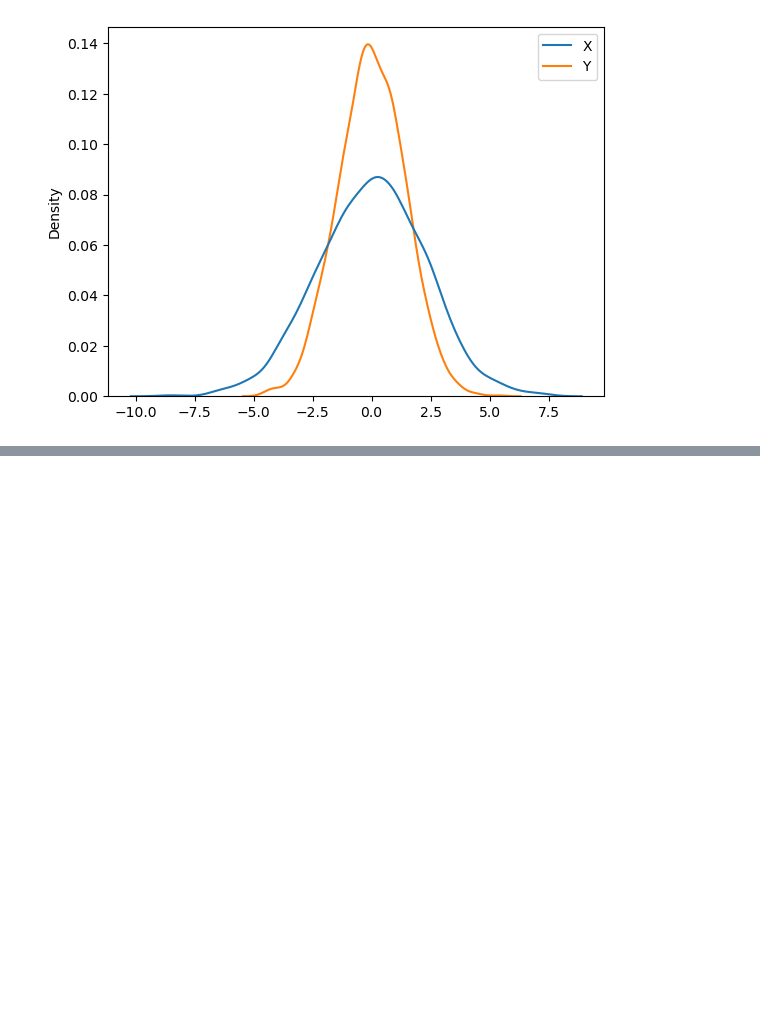
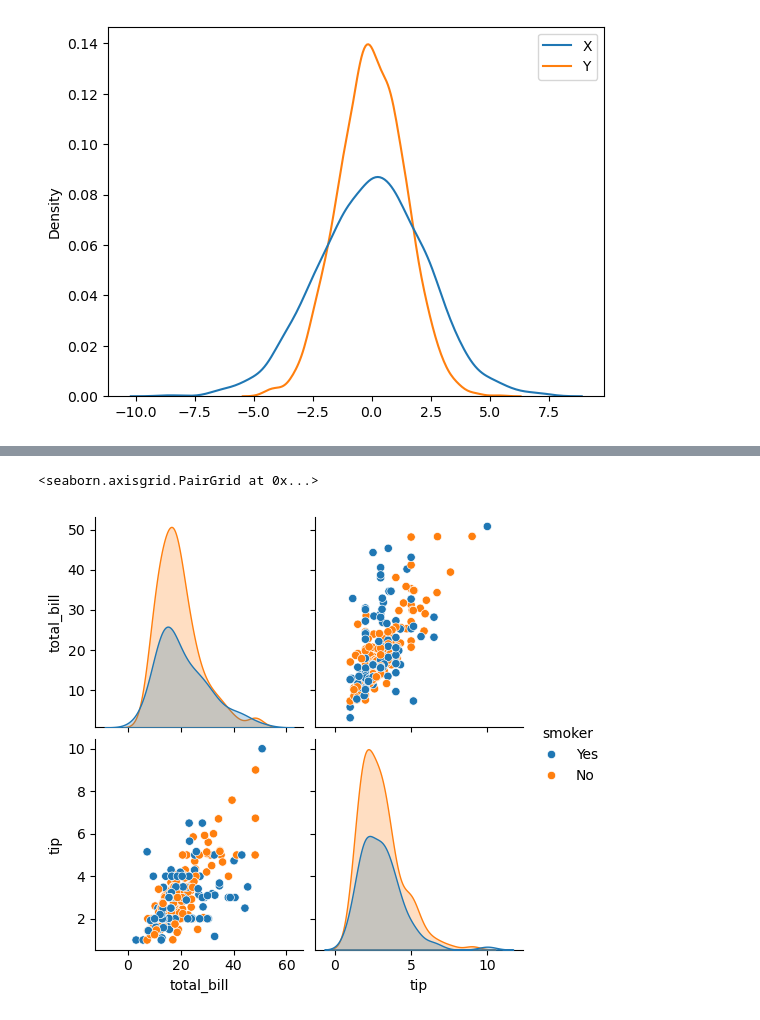
Before and after one commit to Palanikarthikeyan/DE_MLOPs-, a Jupyter notebook: DAY2/Oct-DE-DAY2.ipynb, the cells around one changed output, grey strips where cells are left out. Cells and saved outputs as stored; diff of their text form; code cells hidden in the pictures; blank space fills up the shorter version.

```diff
--- a/DAY2/Oct-DE-DAY2.ipynb
+++ b/DAY2/Oct-DE-DAY2.ipynb
@@ -386,0 +489,7 @@ sns.kdeplot(df)
+# %%
+df_tips = sns.load_dataset('tips')
+df_tips.head(2)
+sns.pairplot(df_tips,vars=['total_bill','tip'],hue='smoker')
+# %% [output]
+<seaborn.axisgrid.PairGrid at 0x...>
+[figure, added]
```
Also changed, not shown: parts of 13 cells of this notebook.
